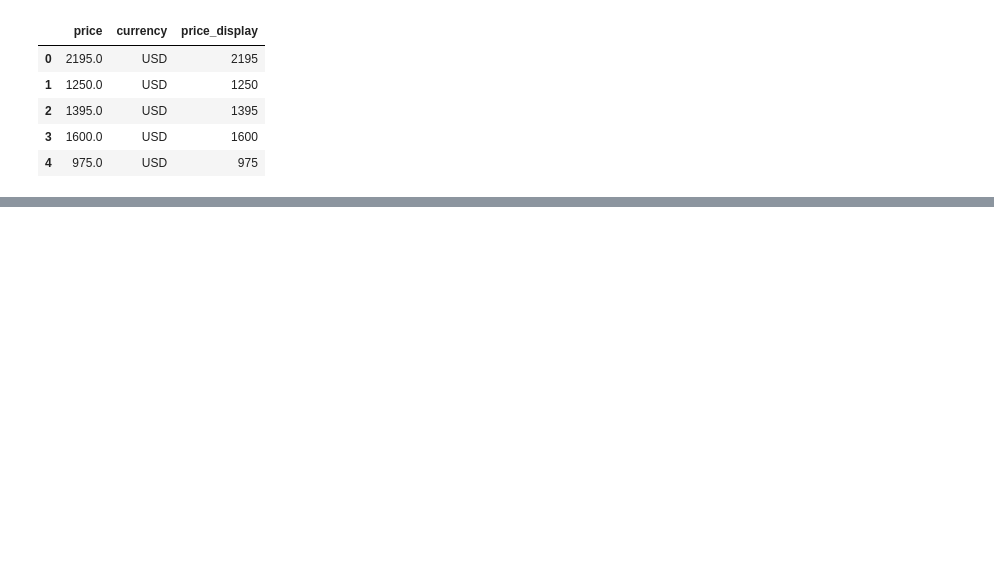
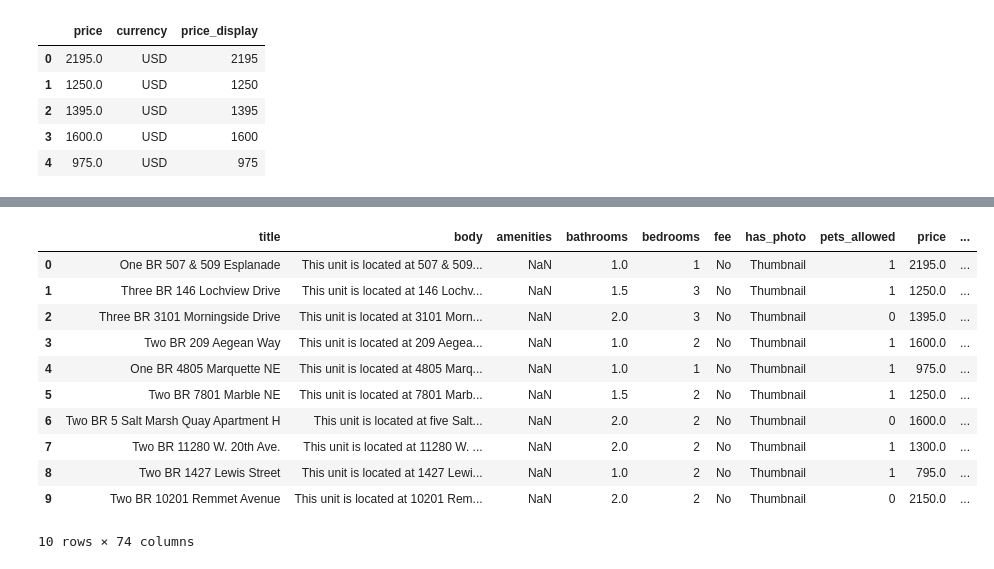
Before and after one commit to Potter-M/ml_projects, a Jupyter notebook: data_cleaning.ipynb, the cells around one changed output, grey strips where cells are left out. Cells and saved outputs as stored; diff of their text form; code cells hidden in the pictures; blank space fills up the shorter version.

```diff
--- a/data_cleaning.ipynb
+++ b/data_cleaning.ipynb
@@ -272,0 +380,8 @@ memory usage: 12.9+ MB
+# %%
+# Loop through amenities list and check if each row contains that text.
+
+for a in amenities_list:
+    matches = df_add_state['amenities'].str.lower().str.contains(a, na=False)
+    df_add_state.loc[matches, a] = 1
+
+df_add_state.head()
@@ -272,0 +396,2 @@ memory usage: 12.9+ MB
+# %%
+df_add_state['pets_allowed'] = np.where(df_add_state['pets_allowed'].notna(), 1, 0)
@@ -272,0 +415,23 @@ memory usage: 12.9+ MB
+# %%
+# Fix datatype inconsistency in 'bedrooms'
+
+df_add_state['bedrooms'] = df_add_state['bedrooms'].astype(int)
+# %%
+# Fix datatype inconsistency in 'bathrooms'
+
+df_add_state['bathrooms'] = df_add_state['bathrooms'].astype(float)
+# %%
+df_add_state.head(10)
+# %% [output]
+|  | title | body | amenities | bathrooms | bedrooms | fee | has_photo | pets_allowed | price | ... |
+| 0 | One BR 507 & 509 Esplanade | This unit is located at 507 & 509... | NaN | 1.0 | 1 | No | Thumbnail | 1 | 2195.0 | ... |
+| 1 | Three BR 146 Lochview Drive | This unit is located at 146 Lochv... | NaN | 1.5 | 3 | No | Thumbnail | 1 | 1250.0 | ... |
+| 2 | Three BR 3101 Morningside Drive | This unit is located at 3101 Morn... | NaN | 2.0 | 3 | No | Thumbnail | 0 | 1395.0 | ... |
+| 3 | Two BR 209 Aegean Way | This unit is located at 209 Aegea... | NaN | 1.0 | 2 | No | Thumbnail | 1 | 1600.0 | ... |
+| 4 | One BR 4805 Marquette NE | This unit is located at 4805 Marq... | NaN | 1.0 | 1 | No | Thumbnail | 1 | 975.0 | ... |
+| 5 | Two BR 7801 Marble NE | This unit is located at 7801 Marb... | NaN | 1.5 | 2 | No | Thumbnail | 1 | 1250.0 | ... |
+| 6 | Two BR 5 Salt Marsh Quay Apartment H | This unit is located at five Salt... | NaN | 2.0 | 2 | No | Thumbnail | 0 | 1600.0 | ... |
+| 7 | Two BR 11280 W. 20th Ave. | This unit is located at 11280 W. ... | NaN | 2.0 | 2 | No | Thumbnail | 1 | 1300.0 | ... |
+| 8 | Two BR 1427 Lewis Street | This unit is located at 1427 Lewi... | NaN | 1.0 | 2 | No | Thumbnail | 1 | 795.0 | ... |
+| 9 | Two BR 10201 Remmet Avenue | This unit is located at 10201 Rem... | NaN | 2.0 | 2 | No | Thumbnail | 0 | 2150.0 | ... |
+10 rows × 74 columns
```
Also changed, not shown: parts of 14 cells of this notebook.
